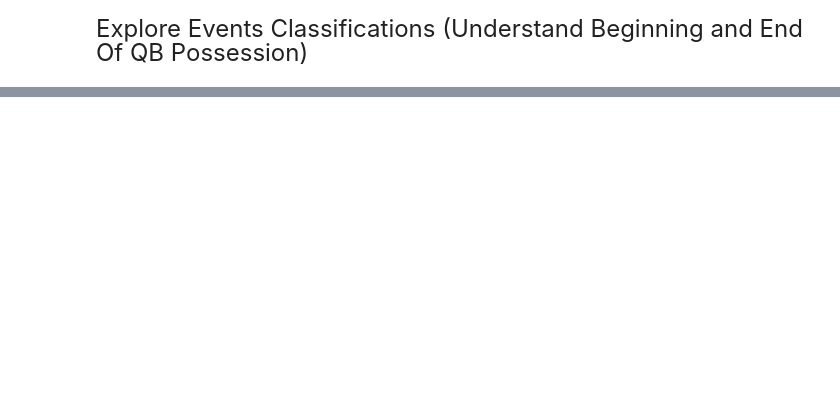
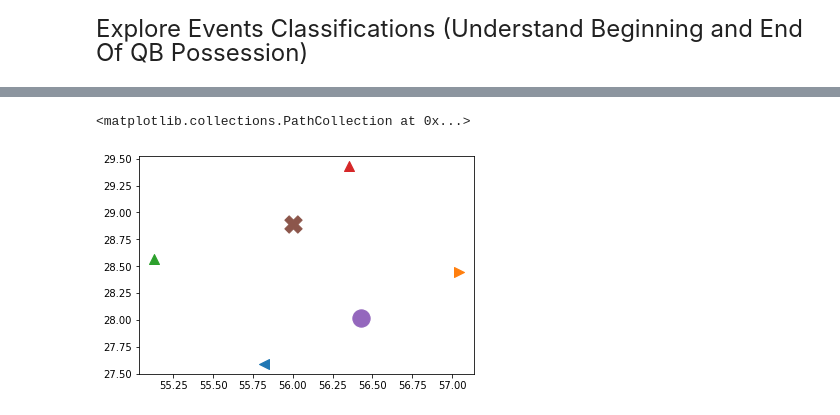
Before and after one commit to peterlmajors/FSAS_BigDataBowl_2023, a Jupyter notebook: Exploratory_Analysis.ipynb, the cells around one changed output, grey strips where cells are left out. Drawn from its saved outputs; the diff is of its cells as text; code cells hidden in the pictures; blank space fills up the shorter version.

```diff
--- a/Exploratory_Analysis.ipynb
+++ b/Exploratory_Analysis.ipynb
@@ -630,0 +707,4 @@ pbp.groupby('dropBackType')['defendersInBox'].mean().sort_values()
+# %%
+#Check If Specific Play Is In The Immediate Zone
+test = ptrack.loc[(ptrack['gameId'] == 2021103111) & (ptrack['nflId'] == 52421) & (ptrack['playId'] == 1063)].sort_values(by = 'frameId', ascending = True)[20:21]
+test
@@ -630,0 +714,11 @@ pbp.groupby('dropBackType')['defendersInBox'].mean().sort_values()
+# %%
+#Plot The Immediate Zone On The Above Play
+plt.scatter(x = test.bl_im_x_x, y = test.bl_im_y_x, s = 100, marker = '<')
+plt.scatter(x = test.br_im_x_x, y = test.br_im_y_x, s = 100, marker = '>')
+plt.scatter(x = test.fl_im_x_x, y = test.fl_im_y_x, s = 100, marker = '^')
+plt.scatter(x = test.fr_im_x_x, y = test.fr_im_y_x, s = 100, marker = '^')
+plt.scatter(x = test.x, y = test.y, s = 300, marker = 'o')
+plt.scatter(x = test.x_rusher_x, y = test.y_rusher_x, s = 300, marker = 'X')
+# %% [output]
+<matplotlib.collections.PathCollection at 0x...>
+[figure, added]
```
Also changed, not shown: parts of 40 cells of this notebook, 2 other files.
